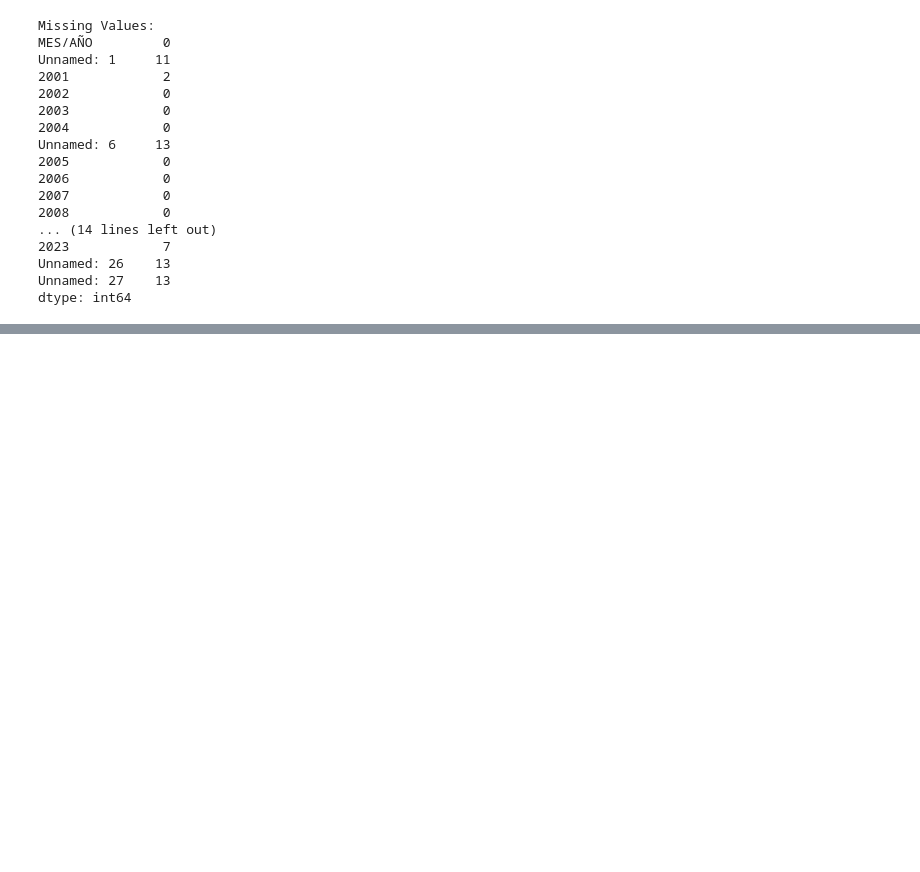
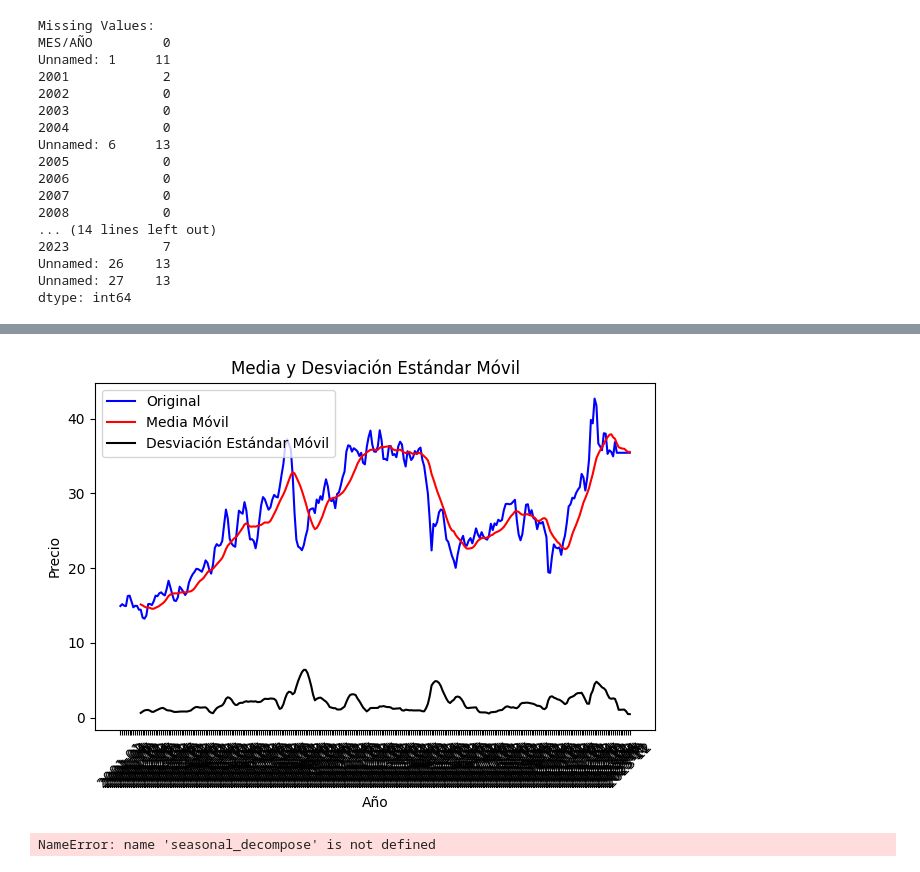
Before and after one commit to rsmith1220/Lab2DS, a Jupyter notebook: superPorMes.ipynb, the cells around one changed output, grey strips where cells are left out. Saved outputs shown, nothing was run; the diff lists cells and outputs as text; code cells hidden in the pictures; blank space fills up the shorter version.

```diff
--- a/superPorMes.ipynb
+++ b/superPorMes.ipynb
@@ -124,0 +169,23 @@ dtype: int64
+# %%
+mediaMovil = data_transformation['Precio'].rolling(window=12).mean()
+deMovil = data_transformation['Precio'].rolling(window=12).std()
+
+# Plotting the results
+plt.plot(data_transformation['Fecha'], data_transformation['Precio'], color="blue", label="Original")
+plt.plot(data_transformation['Fecha'], mediaMovil, color='red', label='Media Móvil')
+plt.plot(data_transformation['Fecha'], deMovil, color='black', label='Desviación Estándar Móvil')
+
+plt.legend(loc='best')
+plt.title('Media y Desviación Estándar Móvil')
+plt.xlabel('Año')
+plt.ylabel('Precio')
+plt.xticks(rotation=45)
+plt.tight_layout()
+plt.show()
+# %% [output]
+[figure, added]
+# %%
+descomposicion = seasonal_decompose(data_transformation)
+descomposicion.plot()
+# %% [output]
+NameError: name 'seasonal_decompose' is not defined
```
Also changed, not shown: parts of 5 cells of this notebook.
